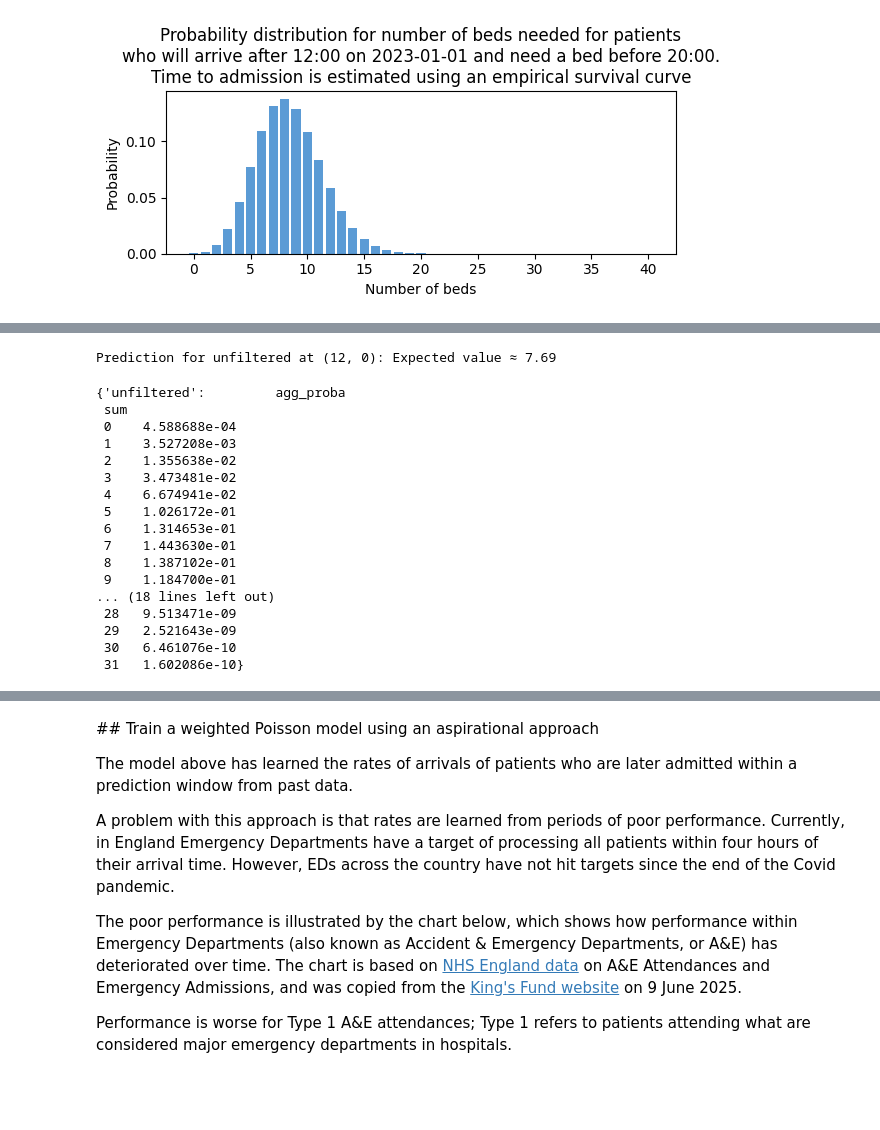
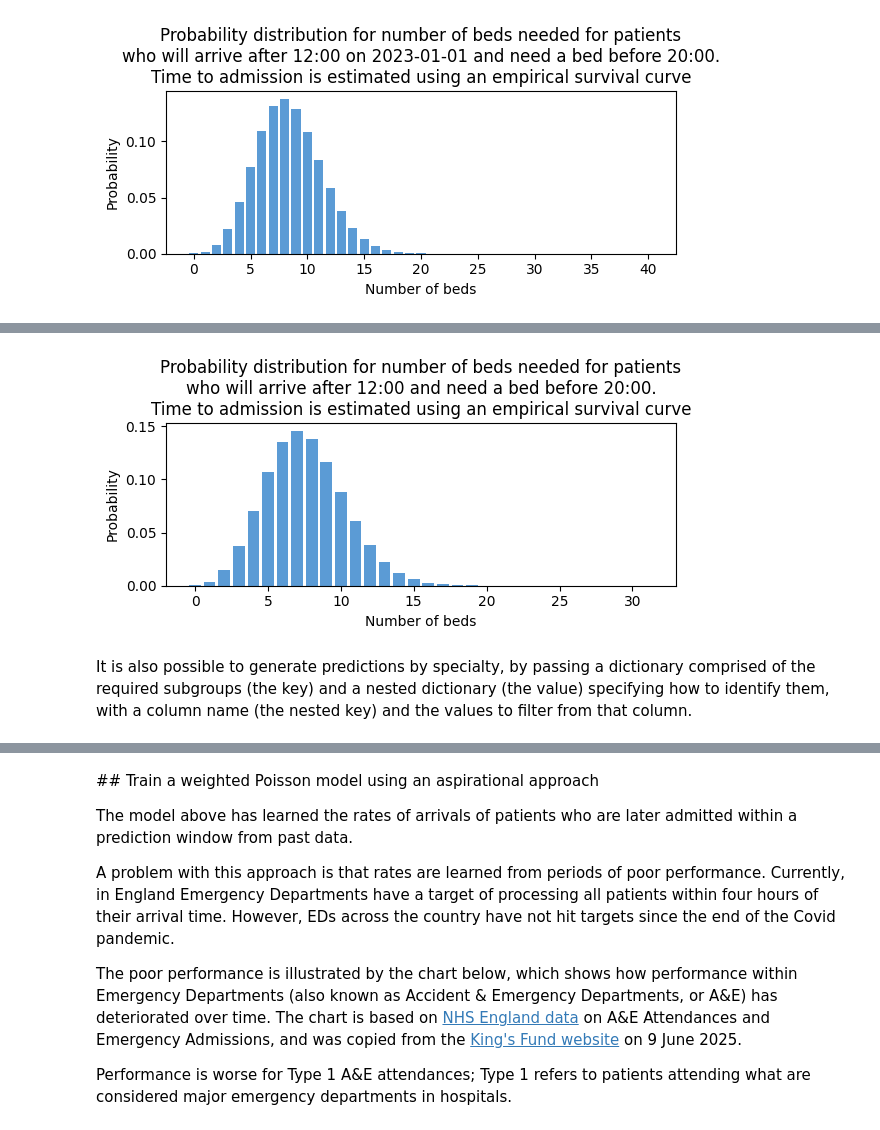
Before and after one commit to UCL-CORU/patientflow, a Jupyter notebook: notebooks/3c_Predict_bed_counts_without_using_patient_snapshots.ipynb, the cells around one changed output, grey strips where cells are left out. Cells and saved outputs as stored; diff of their text form; code cells hidden in the pictures; blank space fills up the shorter version.

```diff
--- a/notebooks/3c_Predict_bed_counts_without_using_patient_snapshots.ipynb
+++ b/notebooks/3c_Predict_bed_counts_without_using_patient_snapshots.ipynb
@@ -334,30 +327,21 @@ The calculated arrival rates for the first 10 discrete time intervals for the 12
 # %%
-from patientflow.viz.prob_dist_plot import prob_dist_plot
-from patientflow.viz.utils import format_prediction_time
-
 prediction_context = {
     'unfiltered': {
         'prediction_time': tuple([12,0])
     }
 }
-weighted_poisson_prediction = yta_model_empirical.predict(prediction_context)
-weighted_poisson_prediction
+weighted_poisson_empirical = yta_model_empirical.predict(prediction_context)
-# %% [output]
-Prediction for unfiltered at (12, 0): Expected value ≈ 7.69
-{'unfiltered':         agg_proba
- sum
- 0    4.588688e-04
- 1    3.527208e-03
- 2    1.355638e-02
- 3    3.473481e-02
- 4    6.674941e-02
- 5    1.026172e-01
- 6    1.314653e-01
- 7    1.443630e-01
- 8    1.387102e-01
- 9    1.184700e-01
-... (18 lines left out)
- 28   9.513471e-09
- 29   2.521643e-09
- 30   6.461076e-10
- 31   1.602086e-10}
+# %%
+from patientflow.viz.prob_dist_plot import prob_dist_plot
+from patientflow.viz.utils import format_prediction_time
+title = (
+    f'Probability distribution for number of beds needed for patients'
+    f'\nwho will arrive after {format_prediction_time((12,0))} and need a bed before 20:00.'
+    f'\nTime to admission is estimated using an empirical survival curve'
+)
+prob_dist_plot(weighted_poisson_empirical['unfiltered'], title,
+    include_titles=True, truncate_at_beds=40)
+# %% [output]
+[figure, added]
+# %% [markdown]
+It is also possible to generate predictions by specialty, by passing a dictionary comprised of the required subgroups (the key) and a nested dictionary (the value) specifying how to identify them, with a column name (the nested key) and the values to filter from that column.
```
Also changed, not shown: parts of 24 cells of this notebook, 4 other files.
